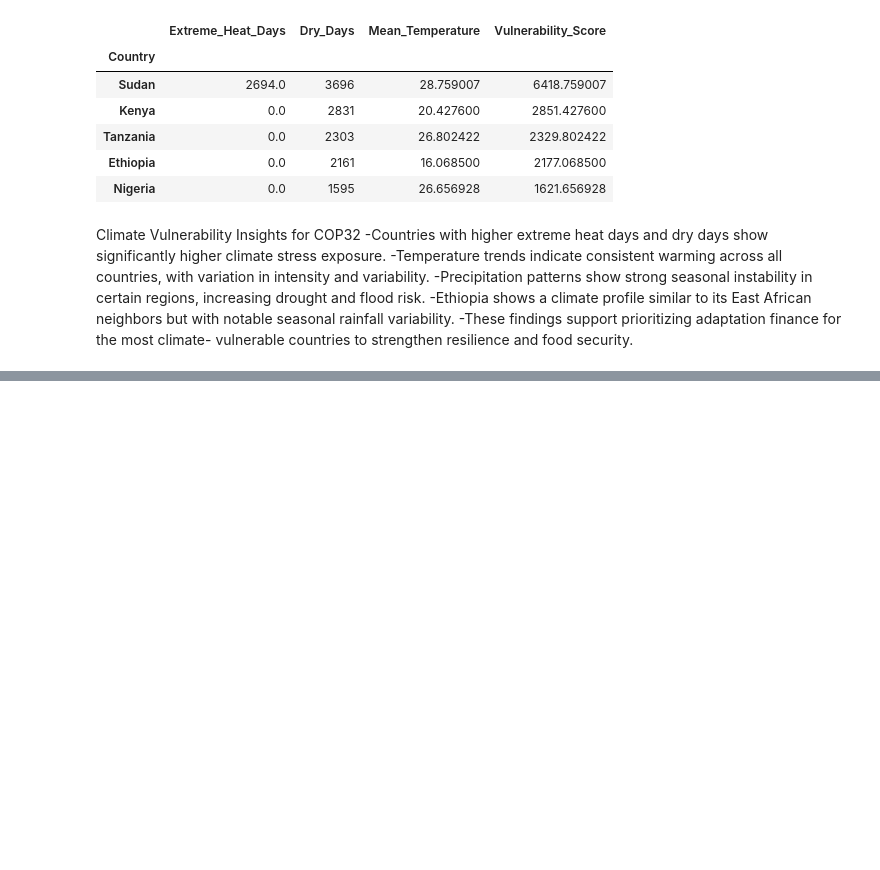
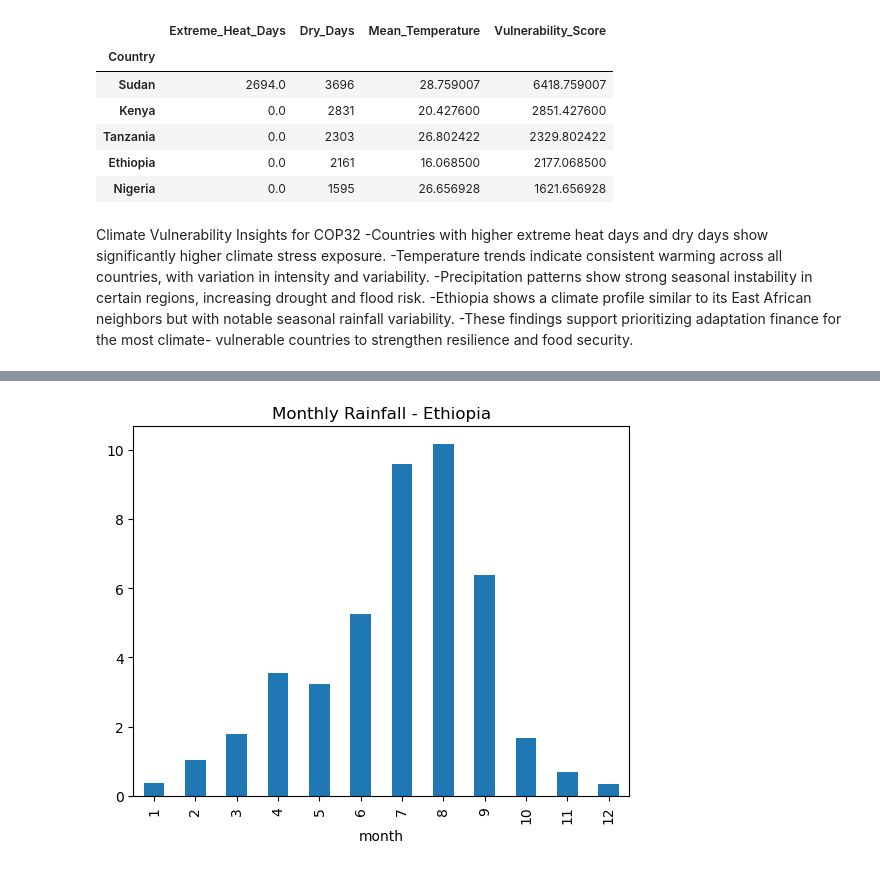
Before and after one commit to emuemuye/climate-challenge-week0, a Jupyter notebook: notebooks/ethiopia_eda.ipynb, the cells around one changed output, grey strips where cells are left out. Cells and saved outputs as stored; diff of their text form; code cells hidden in the pictures; blank space fills up the shorter version.

```diff
--- a/notebooks/ethiopia_eda.ipynb
+++ b/notebooks/ethiopia_eda.ipynb
@@ -489,0 +507,7 @@ Climate Vulnerability Insights for COP32
+# %%
+df["month"] = pd.to_datetime(df["date"]).dt.month
+df.groupby("month")["PRECTOTCORR"].mean().plot(kind="bar")
+plt.title("Monthly Rainfall - Ethiopia")
+plt.show()
+# %% [output]
+[figure, added]
```
Also changed, not shown: parts of 8 cells of this notebook, 1 other file.
